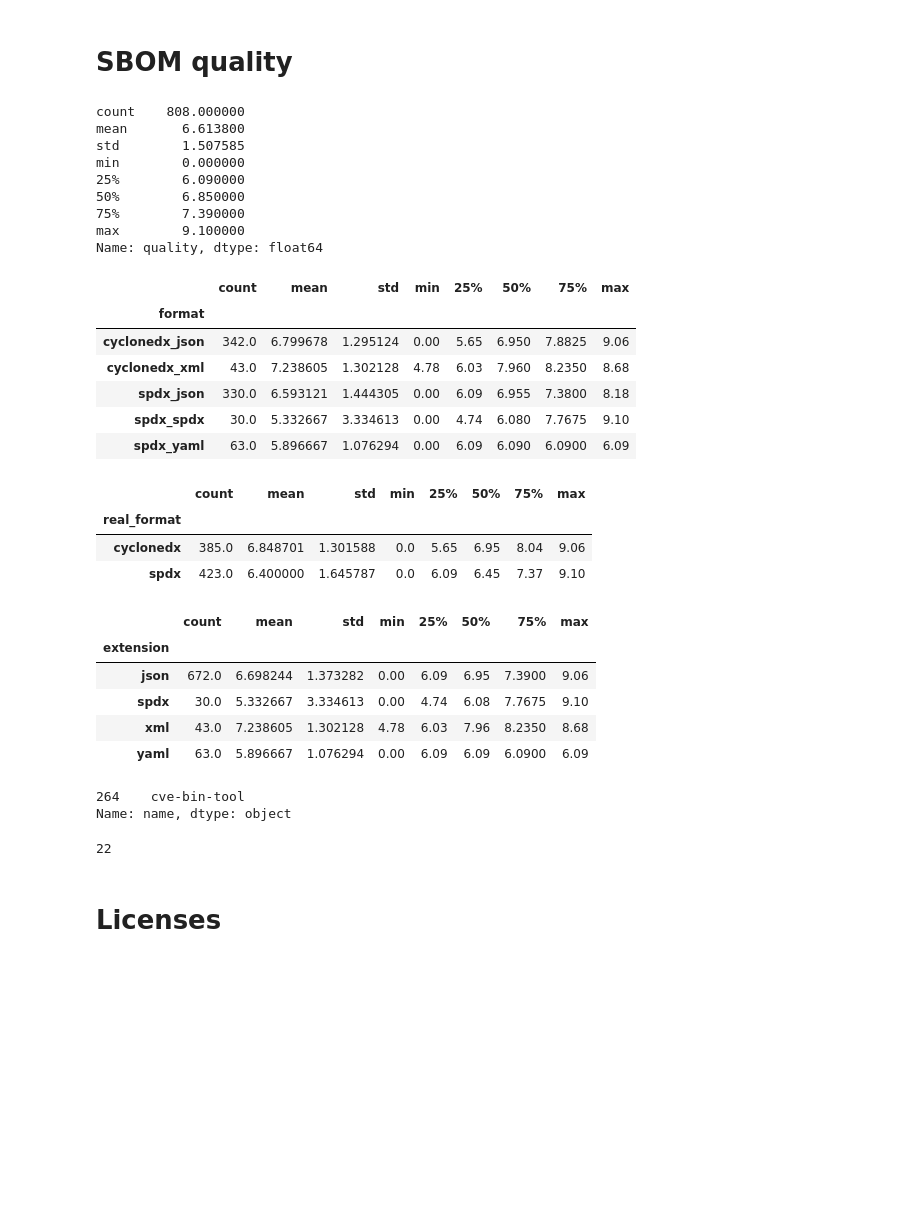
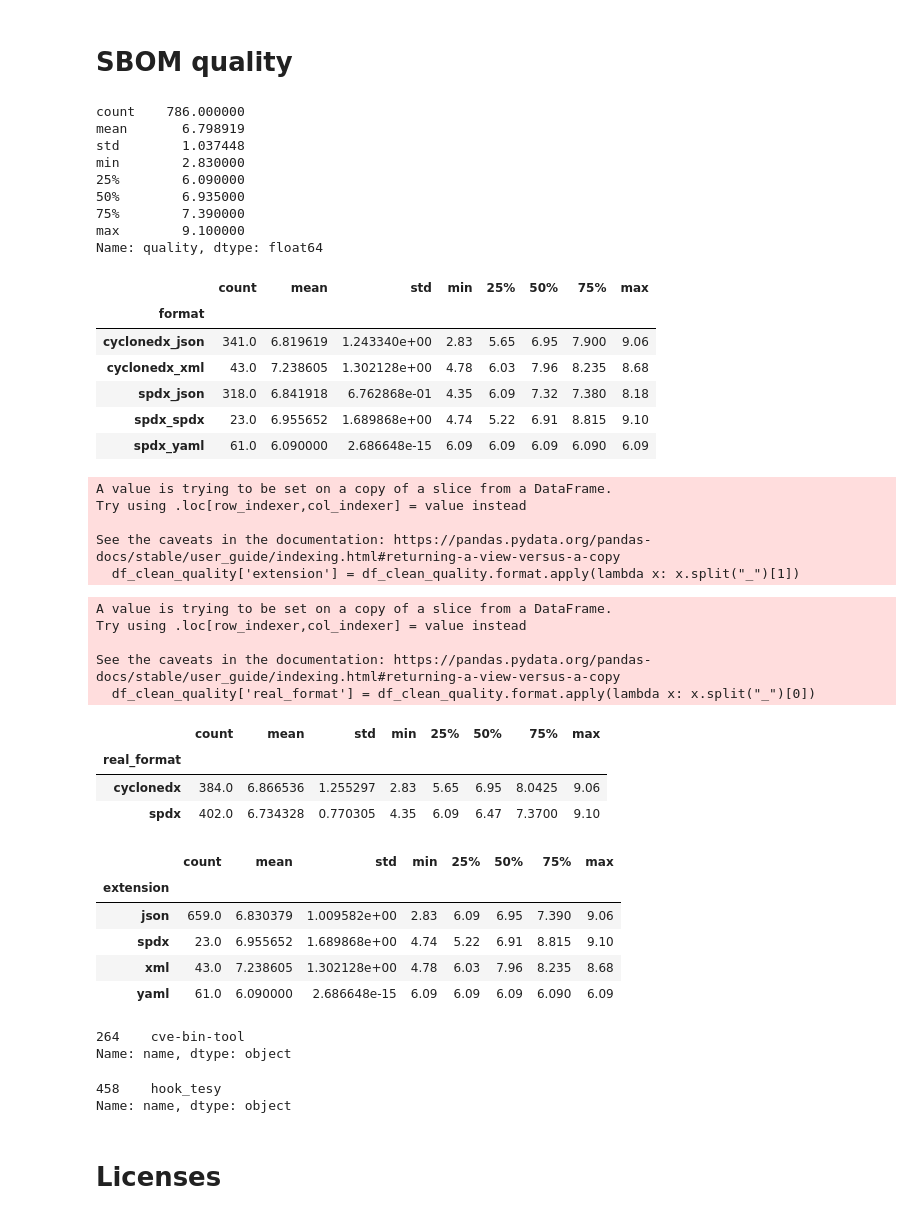
Before and after one commit to AleX04Nov/sbom_scanning, a Jupyter notebook: jupyter_scripts/analysis.ipynb, the cells around one changed output. Saved outputs shown, nothing was run; the diff lists cells and outputs as text; code cells hidden in the pictures; blank space fills up the shorter version.

```diff
--- a/jupyter_scripts/analysis.ipynb
+++ b/jupyter_scripts/analysis.ipynb
@@ -199,46 +199,59 @@ Name: ecosystem, dtype: float64
 # SBOM quality
 # %%
 # SBOM quality stats
-df.quality.describe()
+df_clean_quality = df[df.quality!=0]
+df_clean_quality.quality.describe()
 # %% [output]
-count    808.000000
-mean       6.613800
-std        1.507585
-min        0.000000
+count    786.000000
+mean       6.798919
+std        1.037448
+min        2.830000
 25%        6.090000
-50%        6.850000
+50%        6.935000
 75%        7.390000
 max        9.100000
 Name: quality, dtype: float64
 # %%
-df.groupby('format').quality.describe()
+df_clean_quality.groupby('format').quality.describe()
 # %% [output]
 |  | count | mean | std | min | 25% | 50% | 75% | max |
 | format |  |  |  |  |  |  |  |  |
-| cyclonedx_json | 342.0 | 6.799678 | 1.295124 | 0.00 | 5.65 | 6.950 | 7.8825 | 9.06 |
-| cyclonedx_xml | 43.0 | 7.238605 | 1.302128 | 4.78 | 6.03 | 7.960 | 8.2350 | 8.68 |
-| spdx_json | 330.0 | 6.593121 | 1.444305 | 0.00 | 6.09 | 6.955 | 7.3800 | 8.18 |
-| spdx_spdx | 30.0 | 5.332667 | 3.334613 | 0.00 | 4.74 | 6.080 | 7.7675 | 9.10 |
-| spdx_yaml | 63.0 | 5.896667 | 1.076294 | 0.00 | 6.09 | 6.090 | 6.0900 | 6.09 |
+| cyclonedx_json | 341.0 | 6.819619 | 1.243340e+00 | 2.83 | 5.65 | 6.95 | 7.900 | 9.06 |
+| cyclonedx_xml | 43.0 | 7.238605 | 1.302128e+00 | 4.78 | 6.03 | 7.96 | 8.235 | 8.68 |
+| spdx_json | 318.0 | 6.841918 | 6.762868e-01 | 4.35 | 6.09 | 7.32 | 7.380 | 8.18 |
+| spdx_spdx | 23.0 | 6.955652 | 1.689868e+00 | 4.74 | 5.22 | 6.91 | 8.815 | 9.10 |
+| spdx_yaml | 61.0 | 6.090000 | 2.686648e-15 | 6.09 | 6.09 | 6.09 | 6.090 | 6.09 |
 # %%
-df['extension'] = df.format.apply(lambda x: x.split("_")[1])
+df_clean_quality['extension'] = df_clean_quality.format.apply(lambda x: x.split("_")[1])
+# %% [output]
+A value is trying to be set on a copy of a slice from a DataFrame.
+Try using .loc[row_indexer,col_indexer] = value instead
+
+See the caveats in the documentation: https://pandas.pydata.org/pandas-docs/stable/user_guide/indexing.html#returning-a-view-versus-a-copy
+  df_clean_quality['extension'] = df_clean_quality.format.apply(lambda x: x.split("_")[1])
 # %%
-df['real_format'] = df.format.apply(lambda x: x.split("_")[0])
+df_clean_quality['real_format'] = df_clean_quality.format.apply(lambda x: x.split("_")[0])
+# %% [output]
+A value is trying to be set on a copy of a slice from a DataFrame.
+Try using .loc[row_indexer,col_indexer] = value instead
+
+See the caveats in the documentation: https://pandas.pydata.org/pandas-docs/stable/user_guide/indexing.html#returning-a-view-versus-a-copy
+  df_clean_quality['real_format'] = df_clean_quality.format.apply(lambda x: x.split("_")[0])
 # %%
-df.groupby('real_format').quality.describe()
+df_clean_quality.groupby('real_format').quality.describe()
 # %% [output]
 |  | count | mean | std | min | 25% | 50% | 75% | max |
 | real_format |  |  |  |  |  |  |  |  |
-| cyclonedx | 385.0 | 6.848701 | 1.301588 | 0.0 | 5.65 | 6.95 | 8.04 | 9.06 |
-| spdx | 423.0 | 6.400000 | 1.645787 | 0.0 | 6.09 | 6.45 | 7.37 | 9.10 |
+| cyclonedx | 384.0 | 6.866536 | 1.255297 | 2.83 | 5.65 | 6.95 | 8.0425 | 9.06 |
+| spdx | 402.0 | 6.734328 | 0.770305 | 4.35 | 6.09 | 6.47 | 7.3700 | 9.10 |
 # %%
-df.groupby('extension').quality.describe()
+df_clean_quality.groupby('extension').quality.describe()
 # %% [output]
 |  | count | mean | std | min | 25% | 50% | 75% | max |
 | extension |  |  |  |  |  |  |  |  |
-| json | 672.0 | 6.698244 | 1.373282 | 0.00 | 6.09 | 6.95 | 7.3900 | 9.06 |
-| spdx | 30.0 | 5.332667 | 3.334613 | 0.00 | 4.74 | 6.08 | 7.7675 | 9.10 |
-| xml | 43.0 | 7.238605 | 1.302128 | 4.78 | 6.03 | 7.96 | 8.2350 | 8.68 |
-| yaml | 63.0 | 5.896667 | 1.076294 | 0.00 | 6.09 | 6.09 | 6.0900 | 6.09 |
+| json | 659.0 | 6.830379 | 1.009582e+00 | 2.83 | 6.09 | 6.95 | 7.390 | 9.06 |
+| spdx | 23.0 | 6.955652 | 1.689868e+00 | 4.74 | 5.22 | 6.91 | 8.815 | 9.10 |
+| xml | 43.0 | 7.238605 | 1.302128e+00 | 4.78 | 6.03 | 7.96 | 8.235 | 8.68 |
+| yaml | 61.0 | 6.090000 | 2.686648e-15 | 6.09 | 6.09 | 6.09 | 6.090 | 6.09 |
 # %%
 # Project(s) with best quality
@@ -249,9 +262,11 @@ df[df.quality == max].name
 Name: name, dtype: object
 # %%
 # Project(s) with worst quality
-len(df[df.quality == 0].name)
+min_quality = df_clean_quality.quality.min()
+df_clean_quality[df_clean_quality.quality == min_quality].name
 # %% [output]
-22
+458    hook_tesy
+Name: name, dtype: object
 # %% [markdown]
 # Licenses
 # %%
```
Also changed, not shown: parts of 1 cell of this notebook.
